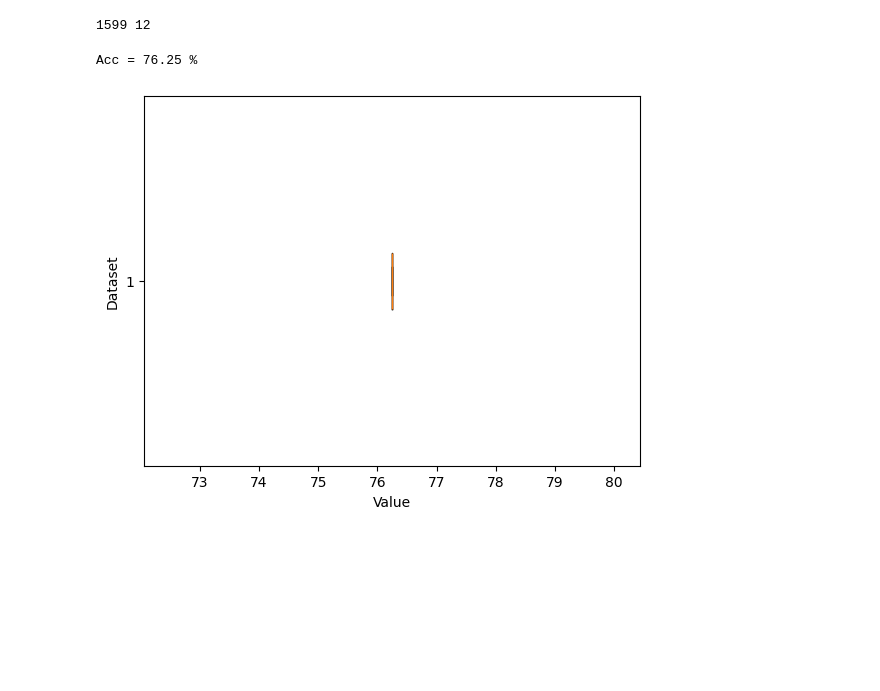
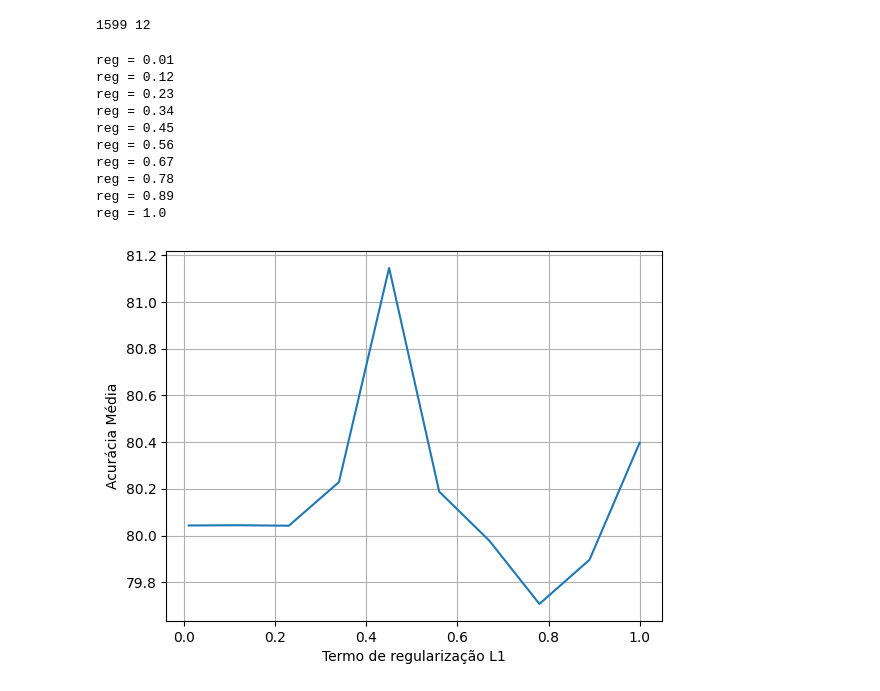
Before and after one commit to RaphaelLeivas/dcc-212, a Jupyter notebook: studies/regularization.ipynb, the cells around one changed output. Saved outputs shown, nothing was run; the diff lists cells and outputs as text; code cells hidden in the pictures; blank space fills up the shorter version.

```diff
--- a/studies/regularization.ipynb
+++ b/studies/regularization.ipynb
@@ -61,7 +61,12 @@ def gd(X, y, lambda_=0.0001, tol=0.00001, max_iter=10000, regularization=10):
     # Computar as derivadas
     grad = derivadas_regressao_media(theta, X, y)
     # Atualizar
-    theta_novo = theta - lambda_ * grad + regularization * (theta ** 2).sum()
+
+    # regularizacao L2
+    # theta_novo = theta - lambda_ * grad - lambda_ * regularization * theta
+
+    # regularizacao L1
+    theta_novo = theta - lambda_ * grad - lambda_ * regularization * theta.sum()
 
     # Parar quando o erro convergir
     err_sq = ((X.dot(theta) - y) ** 2).mean()
@@ -98,43 +103,57 @@ def convert_norm_to_orig(theta_norm, X_orig, y_orig):
 def add_bias(X):
     return np.c_[np.ones(X.shape[0]), X]
 # %%
-number_of_experiments = 1
-acc_list = []
-for exp in range(number_of_experiments):
-    # regressão normalizada
-    theta_norm, err_hist =  gd(X_norm, y_norm, max_iter=50000, regularization=0)
-    orig_theta = convert_norm_to_orig(theta_norm, X_orig, y_orig)
+reg_list = np.linspace(0.01, 1, num=10)
+reg_acc = []
+for reg in reg_list:
+    print(f"reg = {reg}")
+    number_of_experiments = 10
+    acc_list = []
+    for exp in range(number_of_experiments):
+        # regressão normalizada
+        theta_norm, err_hist =  gd(X_norm, y_norm, max_iter=50000, regularization=100)
+        orig_theta = convert_norm_to_orig(theta_norm, X_orig, y_orig)
 
-    # ja separa eles originais
-    X_train, X_test, y_train, y_test = train_test_split(X_orig, y_orig, test_size=0.3)
+        # ja separa eles originais
+        X_train, X_test, y_train, y_test = train_test_split(X_orig, y_orig, test_size=0.3)
 
-    # calcula acurácia: tem que acertar a qualidade em =/- 0.5 unidades
-    TOLERANCE = 0.8
+        # calcula acurácia: tem que acertar a qualidade em =/- 0.5 unidades
+        TOLERANCE = 0.8
 
-    # ve no conjunto de teste
-    predictions = predict(X_test, orig_theta)
+        # ve no conjunto de teste
+        predictions = predict(X_test, orig_theta)
 
-    correct = 0
-    for i in range(len(y_test)):
-        number = predictions[i]
-        lower_bound = y_test[i]  -TOLERANCE
-        upper_bound = y_test[i] + TOLERANCE
-        if number >= lower_bound and number <= upper_bound:
-            correct += 1
+        correct = 0
+        for i in range(len(y_test)):
+            number = predictions[i]
+            lower_bound = y_test[i]  -TOLERANCE
+            upper_bound = y_test[i] + TOLERANCE
+            if number >= lower_bound and number <= upper_bound:
+                correct += 1
 
-    acc = round(correct / len(y_test), 4) * 100
-    print(f"Acc = {acc} %")
-    acc_list.append(acc)
+        acc = round(correct / len(y_test), 4) * 100
+        acc_list.append(acc)
+    reg_acc.append(np.mean(acc_list))
 
-# Create the horizontal box plot
-plt.boxplot(acc_list, vert=False)
+# Create the plot
+plt.plot(reg_list, reg_acc)
 
-# Add labels and title
-plt.xlabel('Value')
-plt.ylabel('Dataset')
+# Add labels and a title for clarity
+plt.xlabel("Termo de regularização L1")
+plt.ylabel("Acurácia Média")
 
 # Display the plot
+plt.grid()
 plt.show()
 # %% [output]
-Acc = 76.25 %
+reg = 0.01
+reg = 0.12
+reg = 0.23
+reg = 0.34
+reg = 0.45
+reg = 0.56
+reg = 0.67
+reg = 0.78
+reg = 0.89
+reg = 1.0
-[figure, old version]
+[figure, new version]
```
Also changed, not shown: parts of 1 cell of this notebook.
